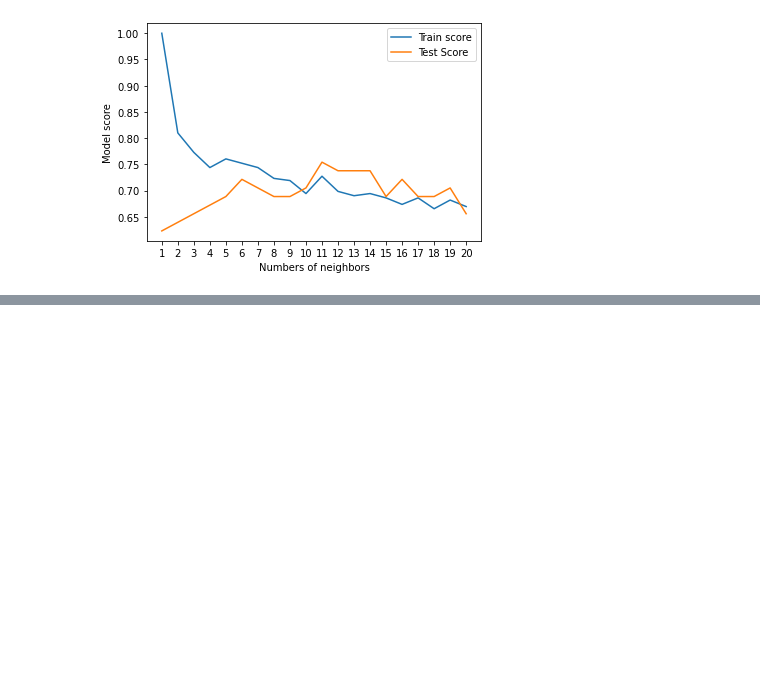
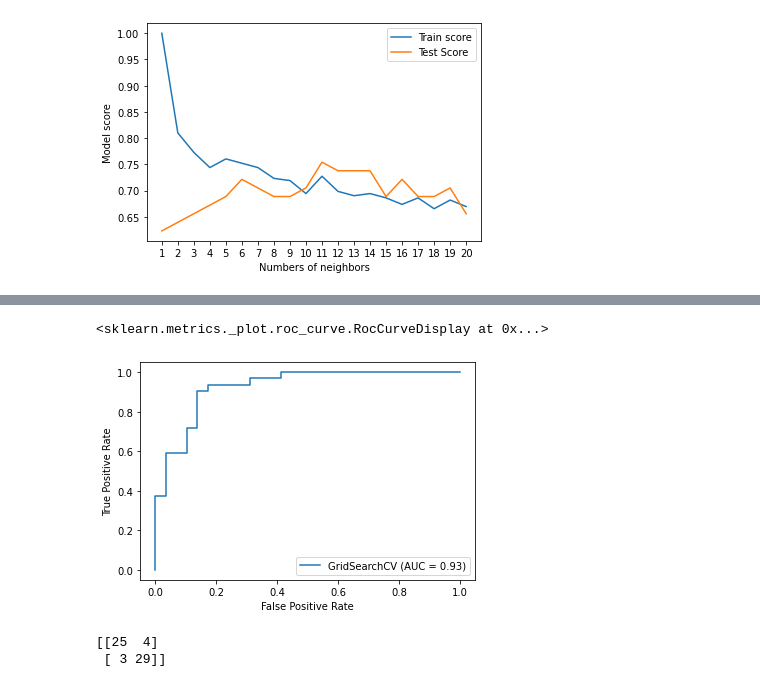
Before and after one commit to HunterKane/Machine-Learning-Heart-Disease-Clasification-Project, a Jupyter notebook: Milestone-Project---Machine-Learning- Predicting Heart Disease using Machine Learning.ipynb, the cells around one changed output, grey strips where cells are left out. Drawn from its saved outputs; the diff is of its cells as text; code cells hidden in the pictures; blank space fills up the shorter version.

```diff
--- a/Milestone-Project---Machine-Learning- Predicting Heart Disease using Machine Learning.ipynb
+++ b/Milestone-Project---Machine-Learning- Predicting Heart Disease using Machine Learning.ipynb
@@ -596,0 +654,15 @@ Maximun KNN score on the test data: 75.41%
+# %%
+# Setup random seed
+np.random.seed(42)
+
+# Setup random hyperparamter search for the RandomForestClassifier
+
+rs_rf = RandomizedSearchCV(RandomForestClassifier(),
+                          param_distributions=rf_grid,
+                          cv=5,
+                          n_iter=20,
+                          verbose=True)
+
+# Fit random hyperparamter seach model for the RandomForestSearchCV
+
+rs_rf.fit(X_train, y_train)
@@ -596,0 +705,16 @@ Maximun KNN score on the test data: 75.41%
+# %%
+# Different hyperparameters  for our LogisticRegressionModelCV
+
+log_reg_grid = {"C" : np.logspace(-4, 4, 30),
+               "solver" : ["liblinear"]}
+
+# Setup grid hyparameter search for the Logisticregression
+
+gs_log_reg = GridSearchCV(LogisticRegression(),
+                         param_grid = log_reg_grid,
+                         cv = 5,
+                         verbose =True)
+
+# Fit grid hyperparameter search model
+
+gs_log_reg.fit(X_train, y_train);
@@ -596,0 +770,14 @@ Maximun KNN score on the test data: 75.41%
+# %%
+#ROC / AUC (True positive rate to false positive rate)
+#Plot ROC curve and calculate the AUC metric
+plot_roc_curve(gs_log_reg, X_test, y_test)
+# %% [output]
+<sklearn.metrics._plot.roc_curve.RocCurveDisplay at 0x...>
+[figure, added]
+# %%
+#Confusion matrix
+
+print(confusion_matrix(y_test, y_preds))
+# %% [output]
+[[25  4]
+ [ 3 29]]
```
Also changed, not shown: parts of 45 cells of this notebook.
